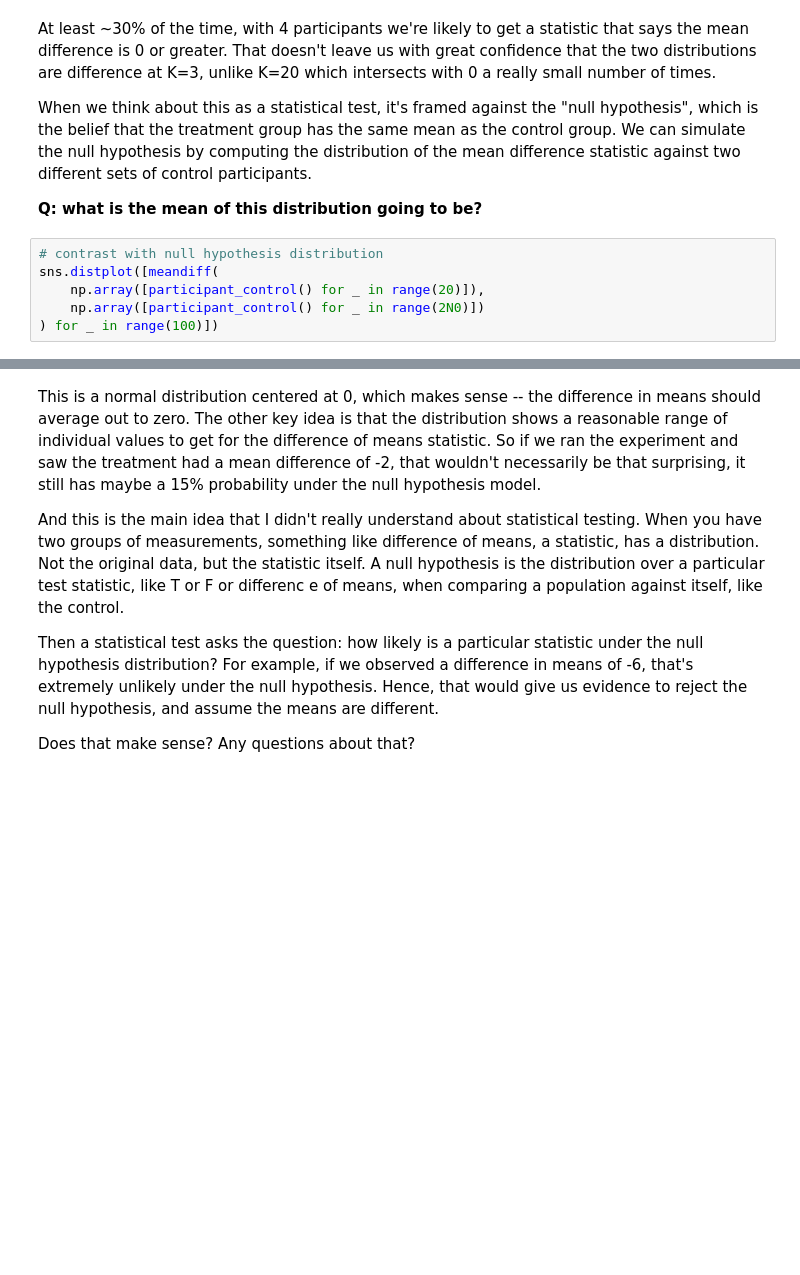
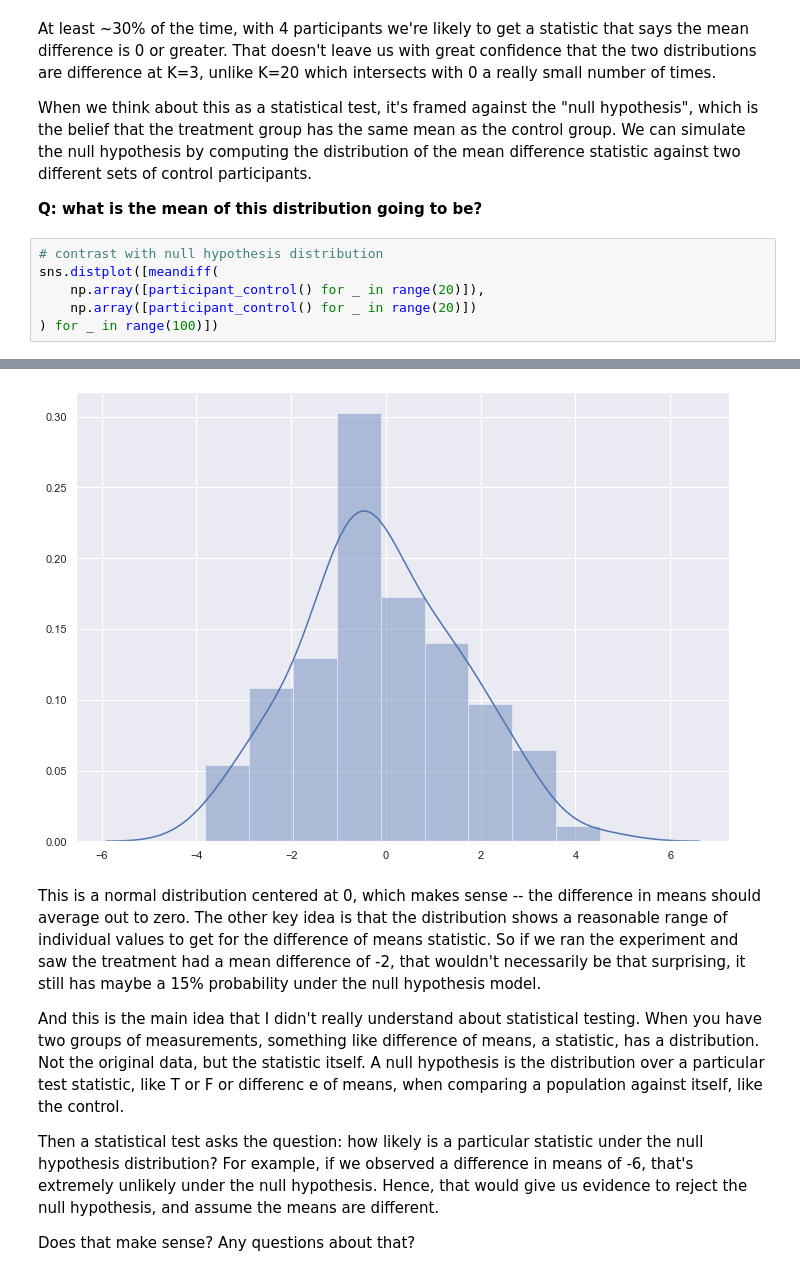
Before and after one commit to willcrichton/psypl-experiments, a Jupyter notebook: experiments/rwf.ipynb, the cells around one changed output, grey strips where cells are left out. Cells and saved outputs as stored; diff of their text form; blank space fills up the shorter version.

```diff
--- a/experiments/rwf.ipynb
+++ b/experiments/rwf.ipynb
@@ -140,6 +140,6 @@ When we think about this as a statistical test, it's framed against the "null hy
 # contrast with null hypothesis distribution
 sns.distplot([meandiff(
     np.array([participant_control() for _ in range(20)]),
-    np.array([participant_control() for _ in range(2N0)])
+    np.array([participant_control() for _ in range(20)])
 ) for _ in range(100)])
 # %% [output]
@@ -147,3 +147,4 @@ SyntaxError: invalid syntax (<ipython-input-11-9b8ce5d0e273>, line 4)
+[figure, added]
 # %% [markdown]
 This is a normal distribution centered at 0, which makes sense -- the difference in means should average out to zero. The other key idea is that the distribution shows a reasonable range of individual values to get for the difference of means statistic. So if we ran the experiment and saw the treatment had a mean difference of -2, that wouldn't necessarily be that surprising, it still has maybe a 15% probability under the null hypothesis model.
 
```
Also changed, not shown: parts of 10 cells of this notebook.
